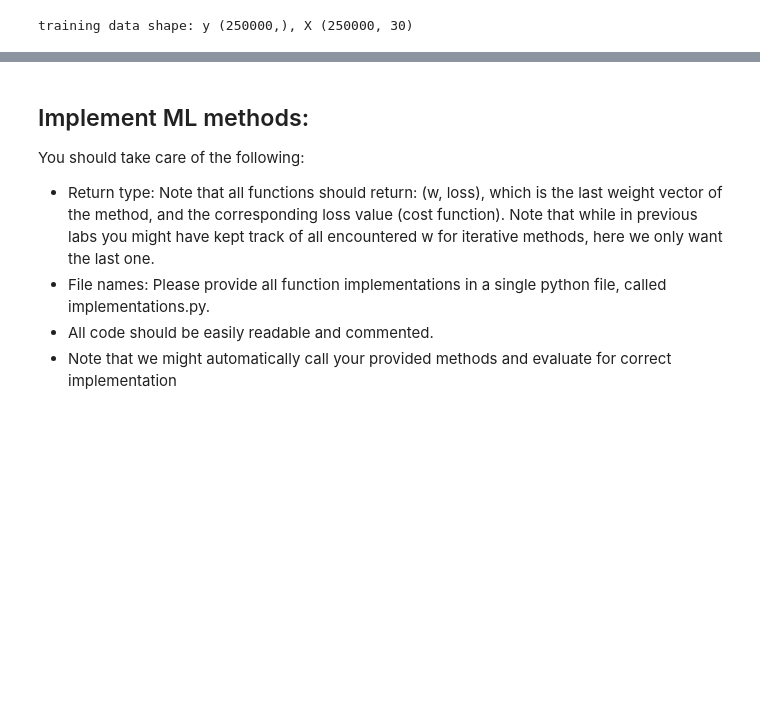
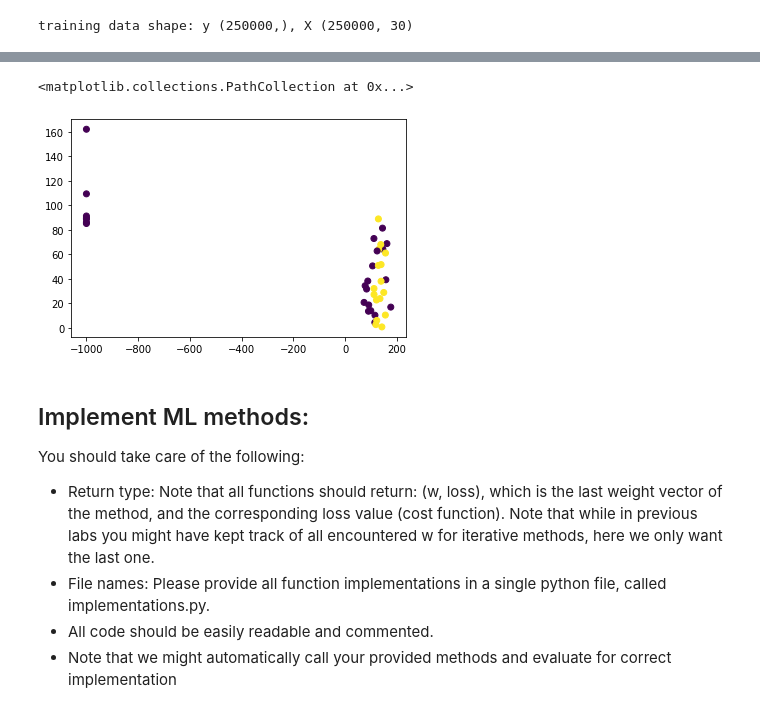
Before and after one commit to Dreyvor/ML_Project_1, a Jupyter notebook: source/project_1.ipynb, the cells around one changed output, grey strips where cells are left out. Saved outputs shown, nothing was run; the diff lists cells and outputs as text; code cells hidden in the pictures; blank space fills up the shorter version.

```diff
--- a/source/project_1.ipynb
+++ b/source/project_1.ipynb
@@ -46,0 +50,11 @@ array([[ 138.47 ,   51.655,   97.827, ...,    1.24 ,   -2.475,  113.497],
+# %%
+### standardize data:
+tX_std = standardize(tX)
+
+#check if standardization method correct:
+from sklearn.preprocessing import StandardScaler
+scaler = StandardScaler()
+scaler.fit(tX)
+#print(scaler.transform(tX))
+
+tX_std
@@ -47,3 +75,10 @@ array([[ 138.47 ,   51.655,   97.827, ...,    1.24 ,   -2.475,  113.497],
+# %%
+#Plot a few samples of first two coordinates:
+NUM_POINTS = 40
+plt.scatter(tX[:NUM_POINTS,0], tX[:NUM_POINTS,1], c = y[:NUM_POINTS])
+# %% [output]
+<matplotlib.collections.PathCollection at 0x...>
+[figure, added]
 # %% [markdown]
 ## Implement ML methods:
 
```
Also changed, not shown: parts of 28 cells of this notebook, 2 other files.
